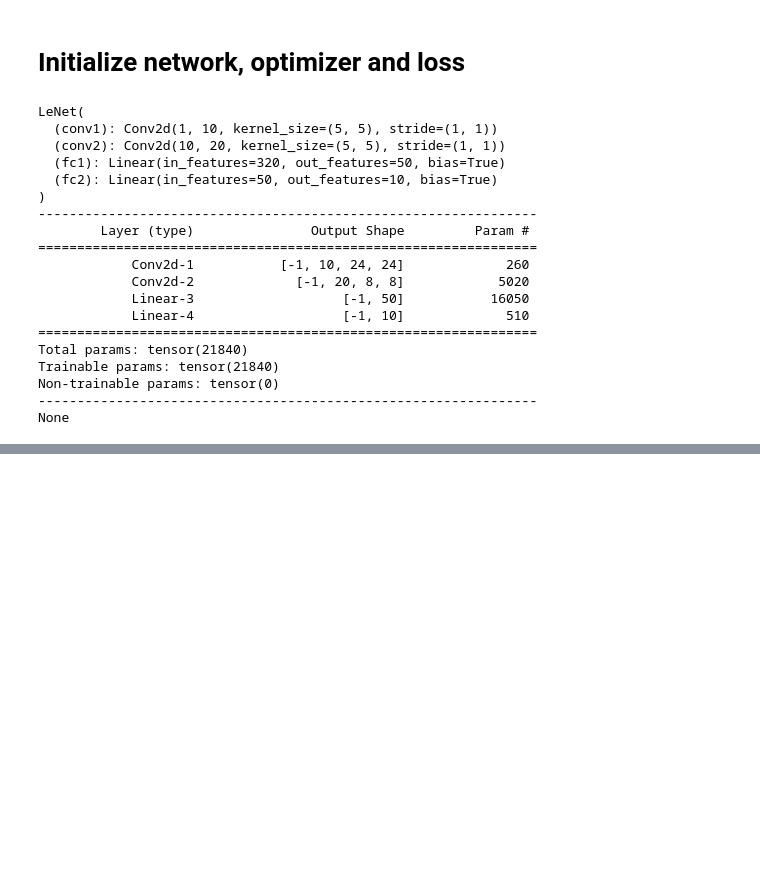
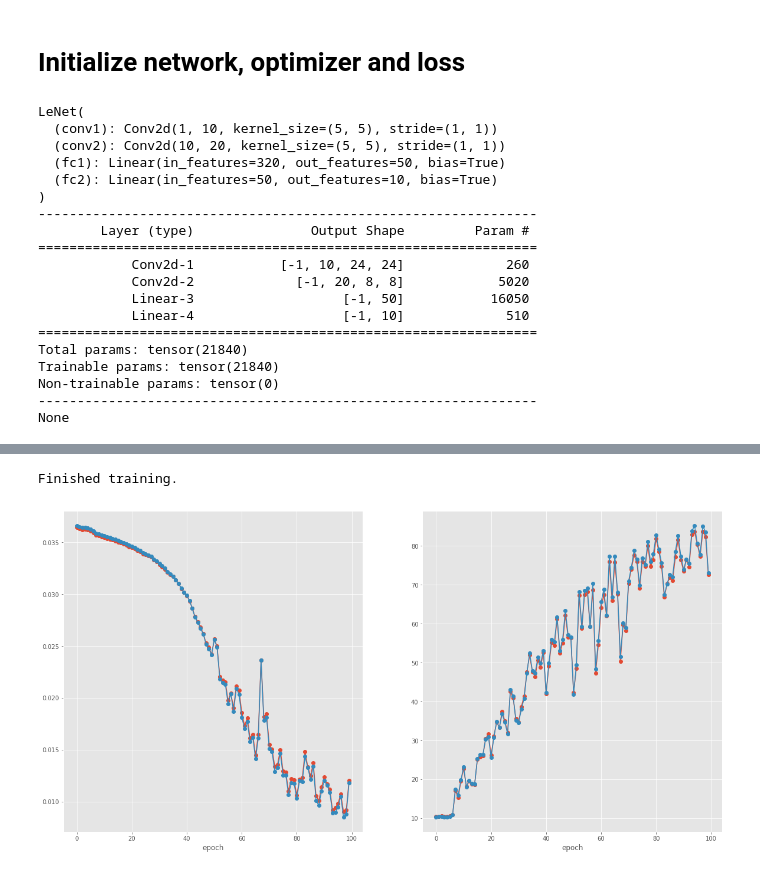
Before and after one commit to ansuini/WellTemperedSGD, a Jupyter notebook: mnist.ipynb, the cells around one changed output, grey strips where cells are left out. Drawn from its saved outputs; the diff is of its cells as text; code cells hidden in the pictures; blank space fills up the shorter version.

```diff
--- a/mnist.ipynb
+++ b/mnist.ipynb
@@ -182,13 +165,14 @@ for epoch in tqdm(range(epochs)):
     with torch.no_grad():
         for param, s in zip(model.parameters(), snr):
             param.grad[s < 1] = 0.0
+            print((s < 1 ).sum())
 
     # this is now outside (modify learning rate accordingly ???)
     optimizer.step()
 
 
     # save model
-    torch.save(model, RES + 'model_' + str(epoch) + '.pt')
+    torch.save(model, os.path.join( RES, 'model_' + str(epoch) + '.pt') )
 
     # print statistics
     loss = 0.0
@@ -247,13 +231,4 @@ for epoch in tqdm(range(epochs)):
 
     # print statistics
     print('Test loss : %g --- Test acc : %g %%' % ( valid_loss[-1], valid_acc[-1] ))
-
-
-# save loss and accuracies in a dictionary
-tags = ['train_loss','valid_loss', 'train_acc', 'valid_acc' ]
-vals = [train_loss, valid_loss, train_acc, valid_acc]
-training_data = dict(zip(tags, vals))
-file = open(RES + "training_data",'wb')
-pickle.dump(training_data,file)
-print('Finished training.')
 # %% [output]
@@ -272,0 +343,23 @@ Test loss : 0.0338466 --- Test acc : 41.59 %
+# %%
+# save loss and accuracies in a dictionary
+tags = ['train_loss','valid_loss', 'train_acc', 'valid_acc' ]
+vals = [train_loss, valid_loss, train_acc, valid_acc]
+training_data = dict(zip(tags, vals))
+file = open( os.path.join( RES, "training_data" ) , 'wb' )
+pickle.dump(training_data,file)
+print('Finished training.')
+# %% [output]
+Finished training.
+# %%
+fig = plt.figure(figsize=(20,10))
+plt.subplot(1,2,1)
+plt.plot(train_loss,'-o',label='training loss')
+plt.plot(valid_loss,'-o',label='test loss')
+plt.xlabel('epoch')
+plt.subplot(1,2,2)
+plt.plot(train_acc,'-o',label='training accuracy')
+plt.plot(valid_acc,'-o',label='test accuracy')
+plt.xlabel('epoch')
+plt.show()
+# %% [output]
+[figure, added]
```
Also changed, not shown: parts of 4 cells of this notebook, 2 other files.
